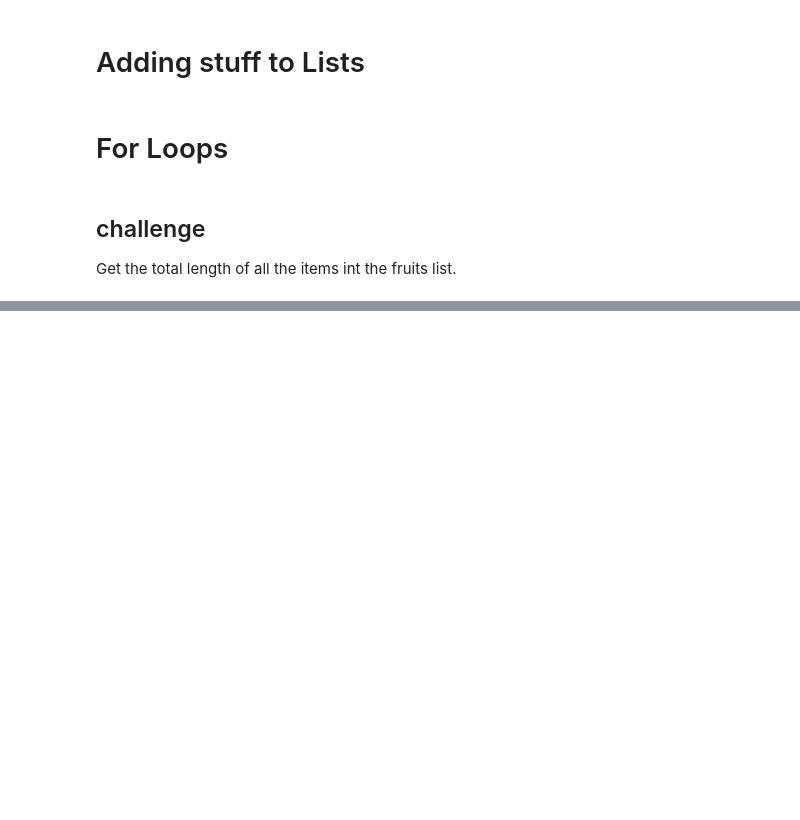
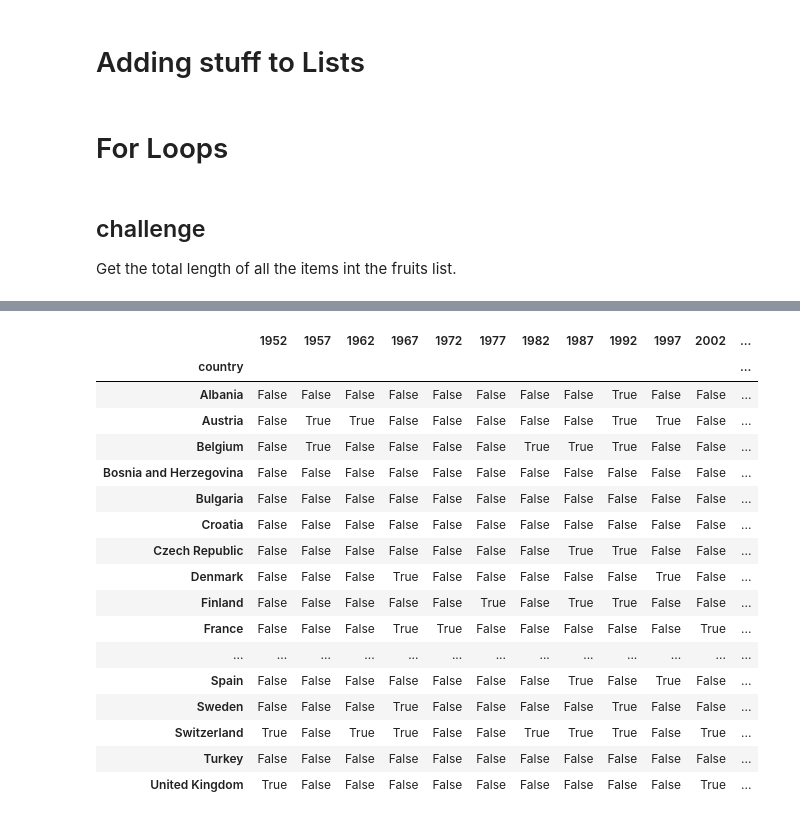
Before and after one commit to dlipata/data, a Jupyter notebook: Summerbridgepython.ipynb, the cells around one changed output, grey strips where cells are left out. Cells and saved outputs as stored; diff of their text form; code cells hidden in the pictures; blank space fills up the shorter version.

```diff
--- a/Summerbridgepython.ipynb
+++ b/Summerbridgepython.ipynb
@@ -272,0 +526,2 @@ print(len(joined_fruits))
+# %%
+data = pd.read_csv("gapminder_gdp_europe.csv", index_col = "country")
@@ -272,0 +580,4 @@ print(len(joined_fruits))
+# %%
+# rewrite column headers tp strip offf leading text
+data.columns = data.columns.str.strip("gdpPercap_")
+print(data.columns)
@@ -272,0 +836,2 @@ print(len(joined_fruits))
+# %%
+random_filter = np.random.rand(30,12) * data.max(axis = None)
@@ -272,0 +858,21 @@ print(len(joined_fruits))
+# %%
+data > random_filter
+# %% [output]
+|  | 1952 | 1957 | 1962 | 1967 | 1972 | 1977 | 1982 | 1987 | 1992 | 1997 | 2002 | ... |
+| country |  |  |  |  |  |  |  |  |  |  |  | ... |
+| Albania | False | False | False | False | False | False | False | False | True | False | False | ... |
+| Austria | False | True | True | False | False | False | False | False | True | True | False | ... |
+| Belgium | False | True | False | False | False | False | True | True | True | False | False | ... |
+| Bosnia and Herzegovina | False | False | False | False | False | False | False | False | False | False | False | ... |
+| Bulgaria | False | False | False | False | False | False | False | False | False | False | False | ... |
+| Croatia | False | False | False | False | False | False | False | False | False | False | False | ... |
+| Czech Republic | False | False | False | False | False | False | False | True | True | False | False | ... |
+| Denmark | False | False | False | True | False | False | False | False | False | True | False | ... |
+| Finland | False | False | False | False | False | True | False | True | True | False | False | ... |
+| France | False | False | False | True | True | False | False | False | False | False | True | ... |
+| ... | ... | ... | ... | ... | ... | ... | ... | ... | ... | ... | ... | ... |
+| Spain | False | False | False | False | False | False | False | True | False | True | False | ... |
+| Sweden | False | False | False | True | False | False | False | False | True | False | False | ... |
+| Switzerland | True | False | True | True | False | False | True | True | True | False | True | ... |
+| Turkey | False | False | False | False | False | False | False | False | False | False | False | ... |
+| United Kingdom | True | False | False | False | False | False | False | False | False | False | True | ... |
```
Also changed, not shown: parts of 131 cells of this notebook, 1 other file.
